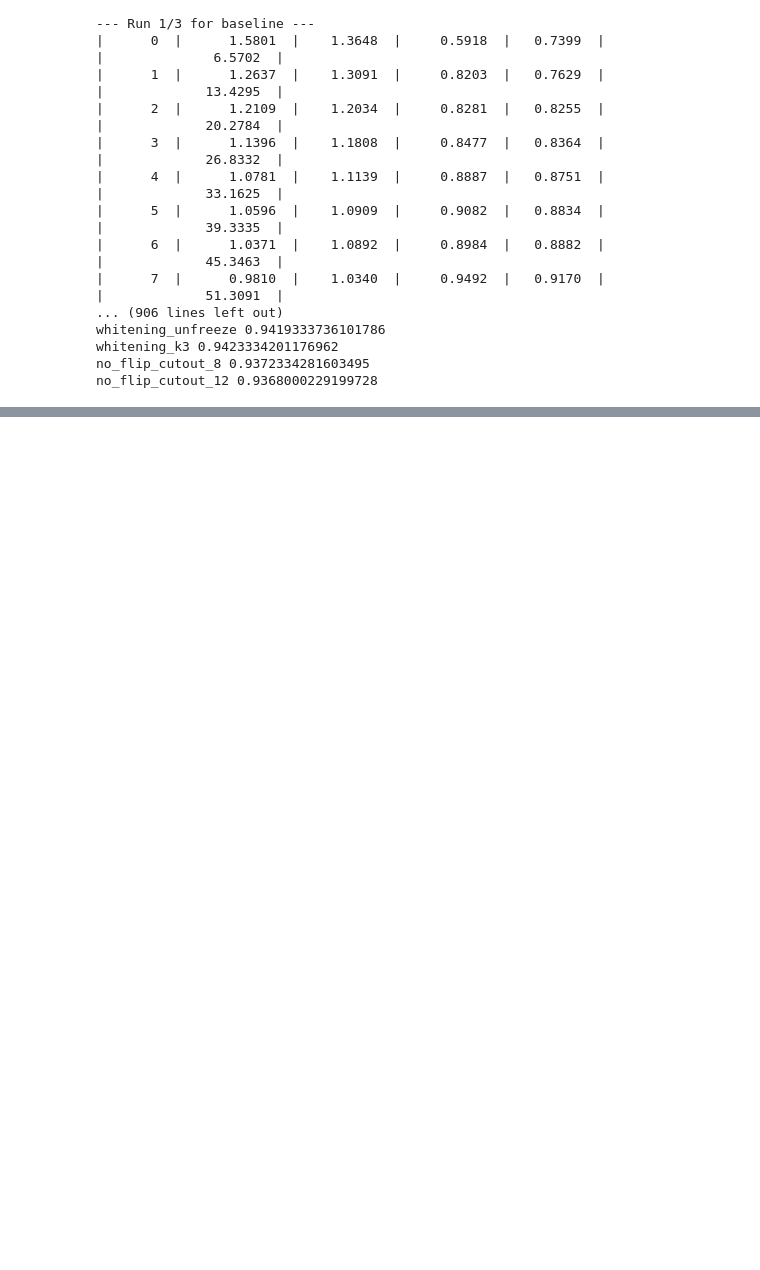
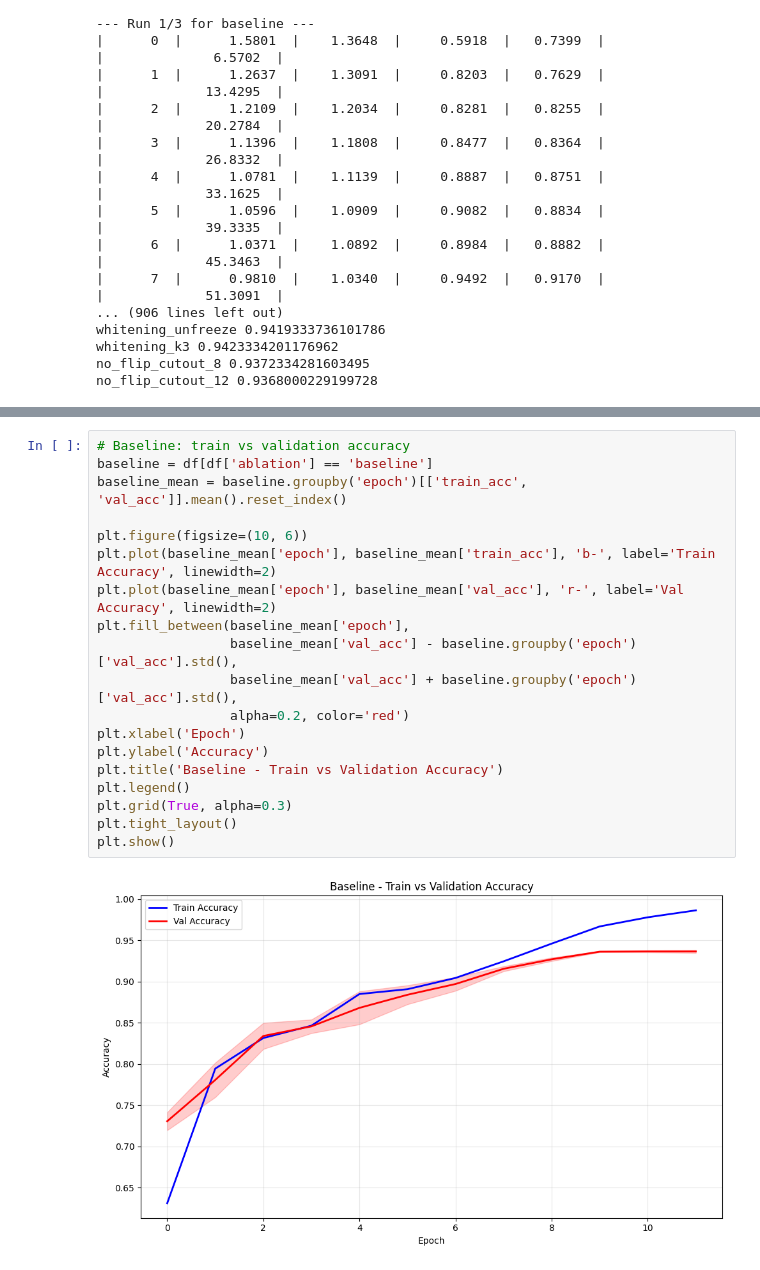
Before and after one commit to Albin5223/Project-hlb-CIFAR10, a Jupyter notebook: main_ablation.ipynb, the cells around one changed output, grey strips where cells are left out. Drawn from its saved outputs; the diff is of its cells as text; blank space fills up the shorter version.

```diff
--- a/main_ablation.ipynb
+++ b/main_ablation.ipynb
@@ -948,0 +876,21 @@ else:
+# %%
+# Baseline: train vs validation accuracy
+baseline = df[df['ablation'] == 'baseline']
+baseline_mean = baseline.groupby('epoch')[['train_acc', 'val_acc']].mean().reset_index()
+
+plt.figure(figsize=(10, 6))
+plt.plot(baseline_mean['epoch'], baseline_mean['train_acc'], 'b-', label='Train Accuracy', linewidth=2)
+plt.plot(baseline_mean['epoch'], baseline_mean['val_acc'], 'r-', label='Val Accuracy', linewidth=2)
+plt.fill_between(baseline_mean['epoch'],
+                 baseline_mean['val_acc'] - baseline.groupby('epoch')['val_acc'].std(),
+                 baseline_mean['val_acc'] + baseline.groupby('epoch')['val_acc'].std(),
+                 alpha=0.2, color='red')
+plt.xlabel('Epoch')
+plt.ylabel('Accuracy')
+plt.title('Baseline - Train vs Validation Accuracy')
+plt.legend()
+plt.grid(True, alpha=0.3)
+plt.tight_layout()
+plt.show()
+# %% [output]
+[figure, added]
```
Also changed, not shown: parts of 9 cells of this notebook, 1 other file.
